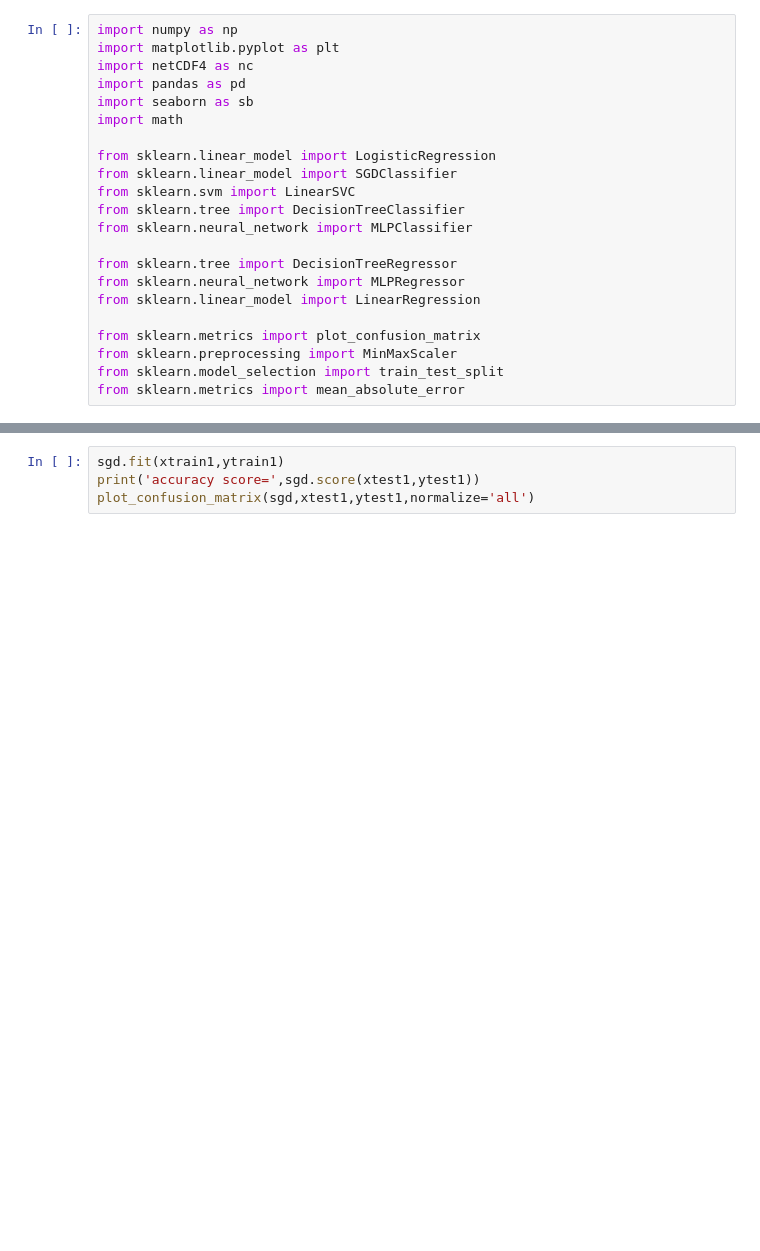
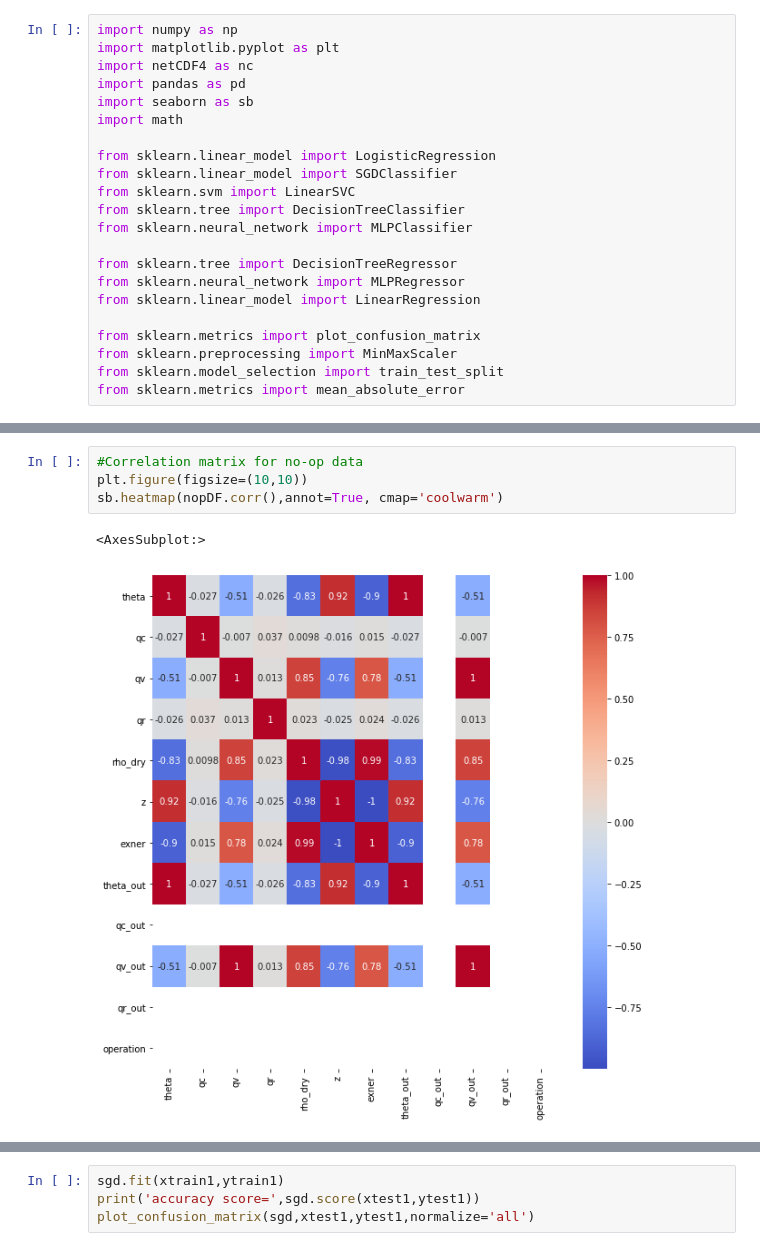
Before and after one commit to zane-b/SULI-REPO, a Jupyter notebook: microPhysNB.ipynb, the cells around one changed output, grey strips where cells are left out. Saved outputs shown, nothing was run; the diff lists cells and outputs as text; blank space fills up the shorter version.

```diff
--- a/microPhysNB.ipynb
+++ b/microPhysNB.ipynb
@@ -397,0 +220,7 @@ accuracy score= 0.9338642272882032
+# %%
+#Correlation matrix for no-op data
+plt.figure(figsize=(10,10))
+sb.heatmap(nopDF.corr(),annot=True, cmap='coolwarm')
+# %% [output]
+<AxesSubplot:>
+[figure, added]
```
Also changed, not shown: parts of 19 cells of this notebook.
